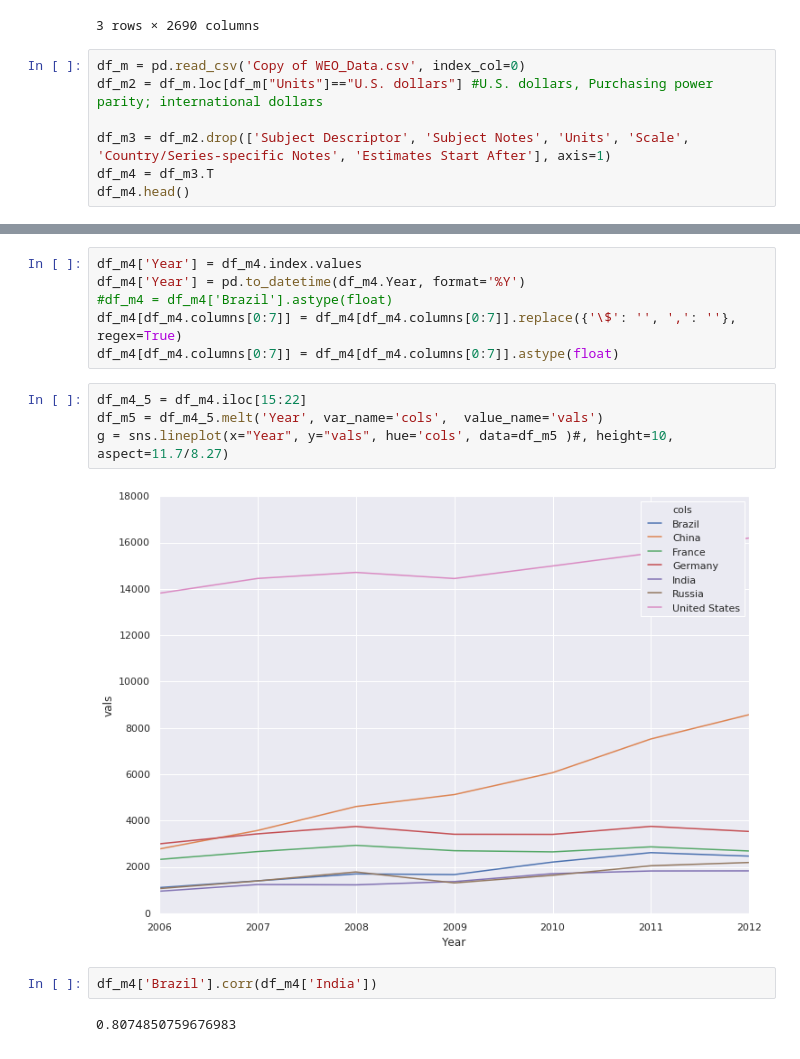
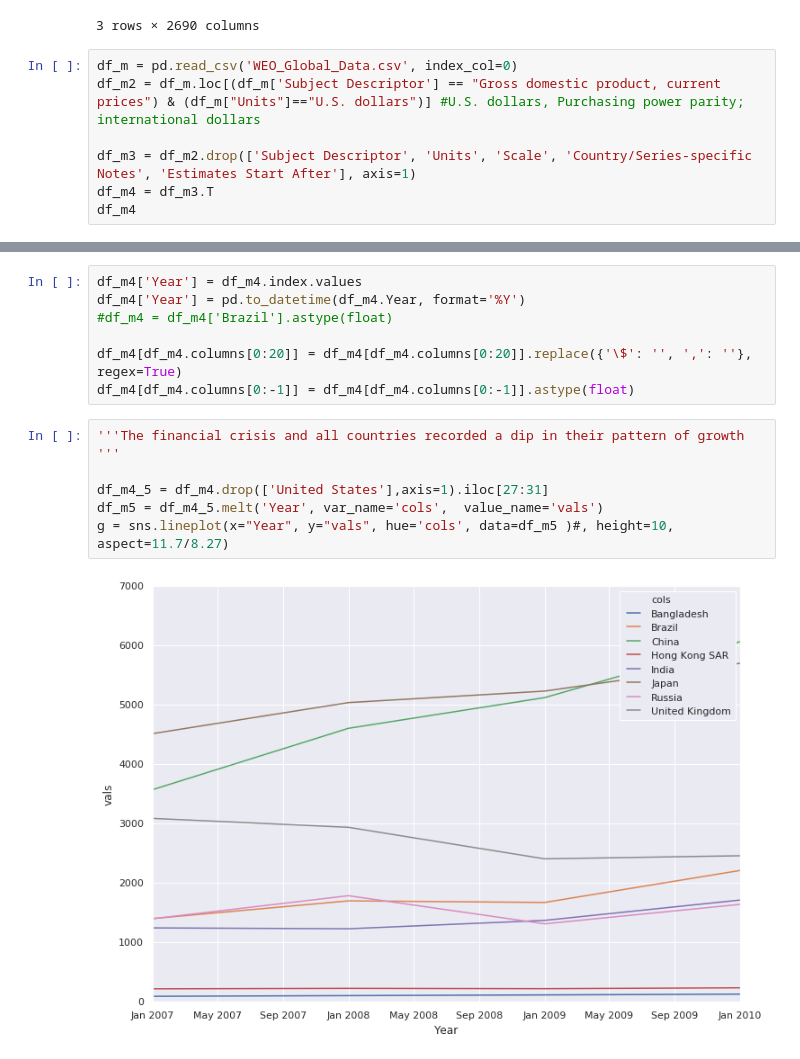
Before and after one commit to juanjohn/globalisation_indian_context, a Jupyter notebook: McKinsey_report.ipynb, the cells around one changed output, grey strips where cells are left out. Cells and saved outputs as stored; diff of their text form.

```diff
--- a/McKinsey_report.ipynb
+++ b/McKinsey_report.ipynb
@@ -42,10 +42,10 @@ df.loc[df['Country']=='IND'].head(n=3)
 | 1178 | A03 | Fishing and aquaculture | IND | 3 | 2014 | 0.020071 | 0.000000 | 0.021533 | 0.000000 | ... |
 3 rows × 2690 columns
 # %%
-df_m = pd.read_csv('Copy of WEO_Data.csv', index_col=0)
-df_m2 = df_m.loc[df_m["Units"]=="U.S. dollars"] #U.S. dollars, Purchasing power parity; international dollars
+df_m = pd.read_csv('WEO_Global_Data.csv', index_col=0)
+df_m2 = df_m.loc[(df_m['Subject Descriptor'] == "Gross domestic product, current prices") & (df_m["Units"]=="U.S. dollars")] #U.S. dollars, Purchasing power parity; international dollars
 
-df_m3 = df_m2.drop(['Subject Descriptor', 'Subject Notes', 'Units', 'Scale', 'Country/Series-specific Notes', 'Estimates Start After'], axis=1)
+df_m3 = df_m2.drop(['Subject Descriptor', 'Units', 'Scale', 'Country/Series-specific Notes', 'Estimates Start After'], axis=1)
 df_m4 = df_m3.T
-df_m4.head()
+df_m4
 # %% [output]
@@ -59,15 +70,15 @@ df_m4.head()
 df_m4['Year'] = df_m4.index.values
 df_m4['Year'] = pd.to_datetime(df_m4.Year, format='%Y')
 #df_m4 = df_m4['Brazil'].astype(float)
-df_m4[df_m4.columns[0:7]] = df_m4[df_m4.columns[0:7]].replace({'\$': '', ',': ''}, regex=True)
-df_m4[df_m4.columns[0:7]] = df_m4[df_m4.columns[0:7]].astype(float)
+
+df_m4[df_m4.columns[0:20]] = df_m4[df_m4.columns[0:20]].replace({'\$': '', ',': ''}, regex=True)
+df_m4[df_m4.columns[0:-1]] = df_m4[df_m4.columns[0:-1]].astype(float)
 # %%
-df_m4_5 = df_m4.iloc[15:22]
+'''The financial crisis and all countries recorded a dip in their pattern of growth
+'''
+
+df_m4_5 = df_m4.drop(['United States'],axis=1).iloc[27:31]
 df_m5 = df_m4_5.melt('Year', var_name='cols',  value_name='vals')
 g = sns.lineplot(x="Year", y="vals", hue='cols', data=df_m5 )#, height=10, aspect=11.7/8.27)
 # %% [output]
-[figure, old version]
+[figure, new version]
-# %%
-df_m4['Brazil'].corr(df_m4['India'])
-# %% [output]
-0.8074850759676983
```
Also changed, not shown: parts of 4 cells of this notebook.
